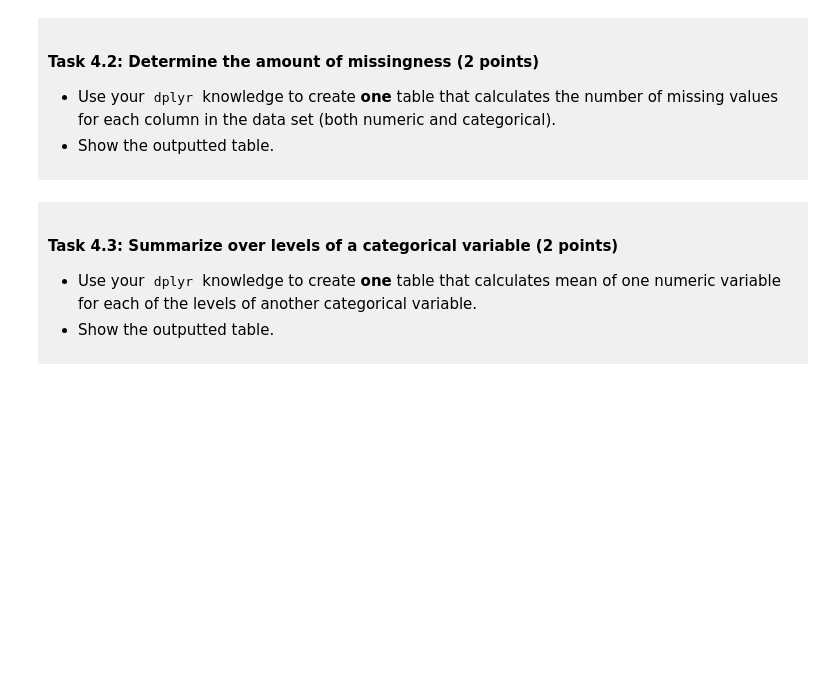
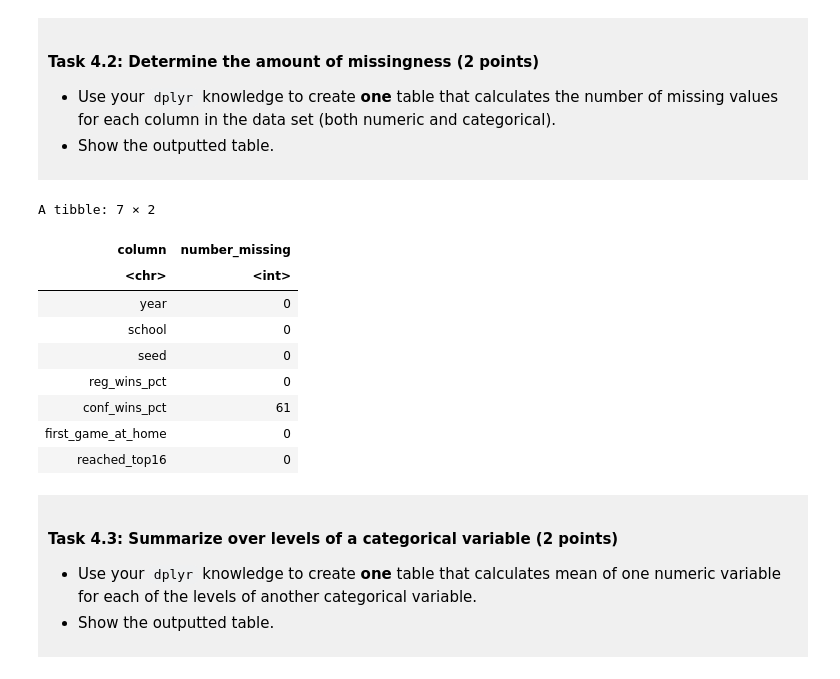
Before and after one commit to laratperez/dsci-100-project-lara-perez, a Jupyter notebook: dsci-100-project-notebook.ipynb, the cells around one changed output. Saved outputs shown, nothing was run; the diff lists cells and outputs as text; code cells hidden in the pictures; blank space fills up the shorter version.

```diff
--- a/dsci-100-project-notebook.ipynb
+++ b/dsci-100-project-notebook.ipynb
@@ -285,7 +332,26 @@ You will refine your research question (if needed) and produce a tidy data set.
 - Show the outputted table.
 </div>
 # %%
-### EDIT THIS CODE CELL ###
+ncaa_tidy |>
+# Calculating across all columns
+summarize(across(everything(),
+                 # Taking sum of NAs
+                 ~sum(is.na(.x))
+                 )
+          ) |>
+# Organizing column names to be in one column, and the number of missing values to be another
+pivot_longer(everything(), names_to = "column", values_to = "number_missing")
+# %% [output]
+A tibble: 7 × 2
+| column | number_missing |
+| <chr> | <int> |
+| year | 0 |
+| school | 0 |
+| seed | 0 |
+| reg_wins_pct | 0 |
+| conf_wins_pct | 61 |
+| first_game_at_home | 0 |
+| reached_top16 | 0 |
 # %% [markdown]
 <div style="background-color: #f0f0f0; padding: 10px;">
 
```
Also changed, not shown: parts of 3 cells of this notebook.
